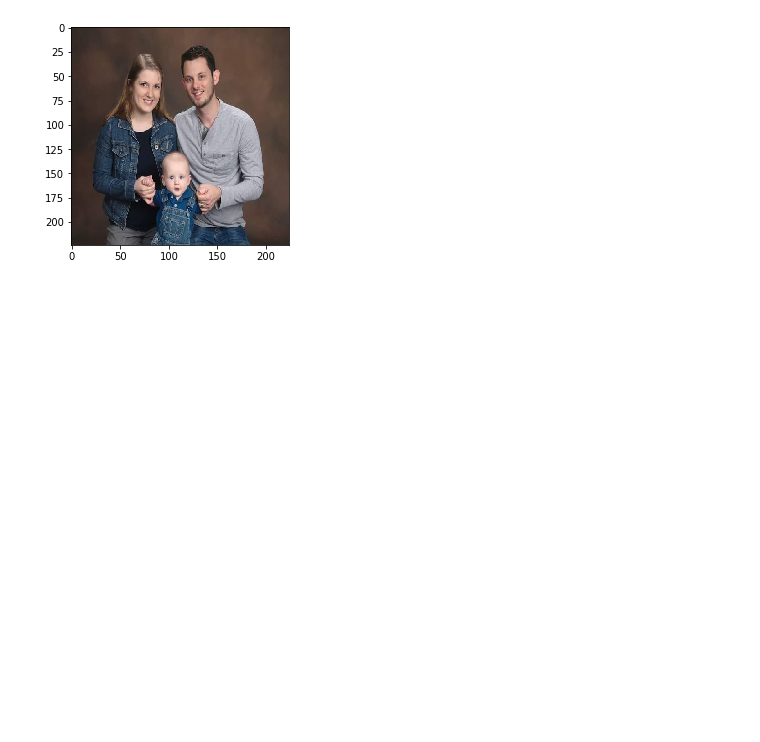
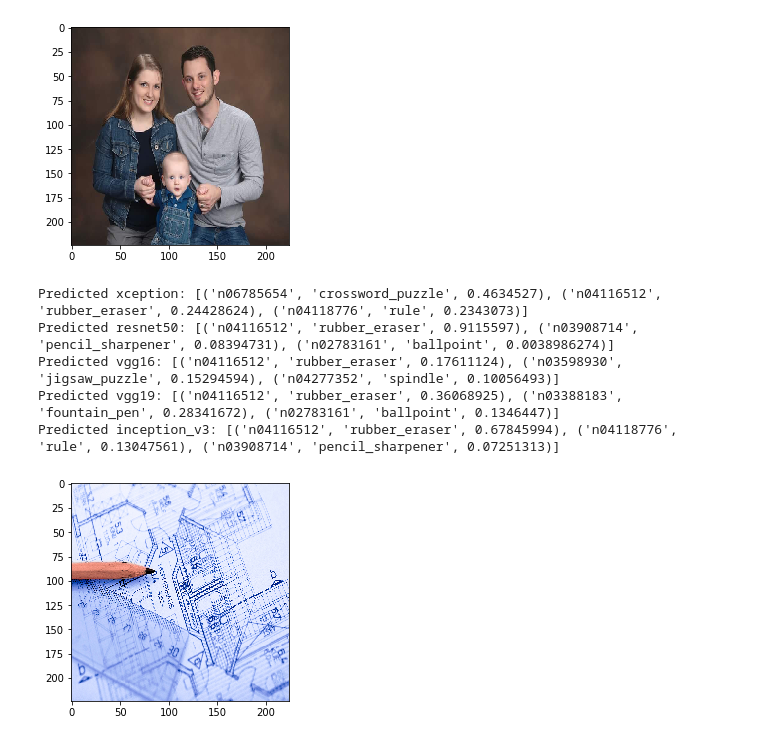
Before and after one commit to kjprice/deep-learning-with-python, a Jupyter notebook: Classify with pretrained model.ipynb, the cells around one changed output. Drawn from its saved outputs; the diff is of its cells as text; code cells hidden in the pictures; blank space fills up the shorter version.

Commit message:
architect

```diff
--- a/Classify with pretrained model.ipynb
+++ b/Classify with pretrained model.ipynb
@@ -86,3 +86,13 @@ Predicted vgg16: [('n03594734', 'jean', 0.31164178), ('n04370456', 'sweatshirt',
 Predicted vgg19: [('n03594734', 'jean', 0.4378762), ('n04370456', 'sweatshirt', 0.0697576), ('n03595614', 'jersey', 0.027457334)]
 Predicted inception_v3: [('n03594734', 'jean', 0.8694572), ('n03877472', 'pajama', 0.02302332), ('n03535780', 'horizontal_bar', 0.019410001)]
 [figure]
+# %%
+architect = 'data/architect.jpg'
+predict_image(architect)
+# %% [output]
+Predicted xception: [('n06785654', 'crossword_puzzle', 0.4634527), ('n04116512', 'rubber_eraser', 0.24428624), ('n04118776', 'rule', 0.2343073)]
+Predicted resnet50: [('n04116512', 'rubber_eraser', 0.9115597), ('n03908714', 'pencil_sharpener', 0.08394731), ('n02783161', 'ballpoint', 0.0038986274)]
+Predicted vgg16: [('n04116512', 'rubber_eraser', 0.17611124), ('n03598930', 'jigsaw_puzzle', 0.15294594), ('n04277352', 'spindle', 0.10056493)]
+Predicted vgg19: [('n04116512', 'rubber_eraser', 0.36068925), ('n03388183', 'fountain_pen', 0.28341672), ('n02783161', 'ballpoint', 0.1346447)]
+Predicted inception_v3: [('n04116512', 'rubber_eraser', 0.67845994), ('n04118776', 'rule', 0.13047561), ('n03908714', 'pencil_sharpener', 0.07251313)]
+[figure, added]
```
